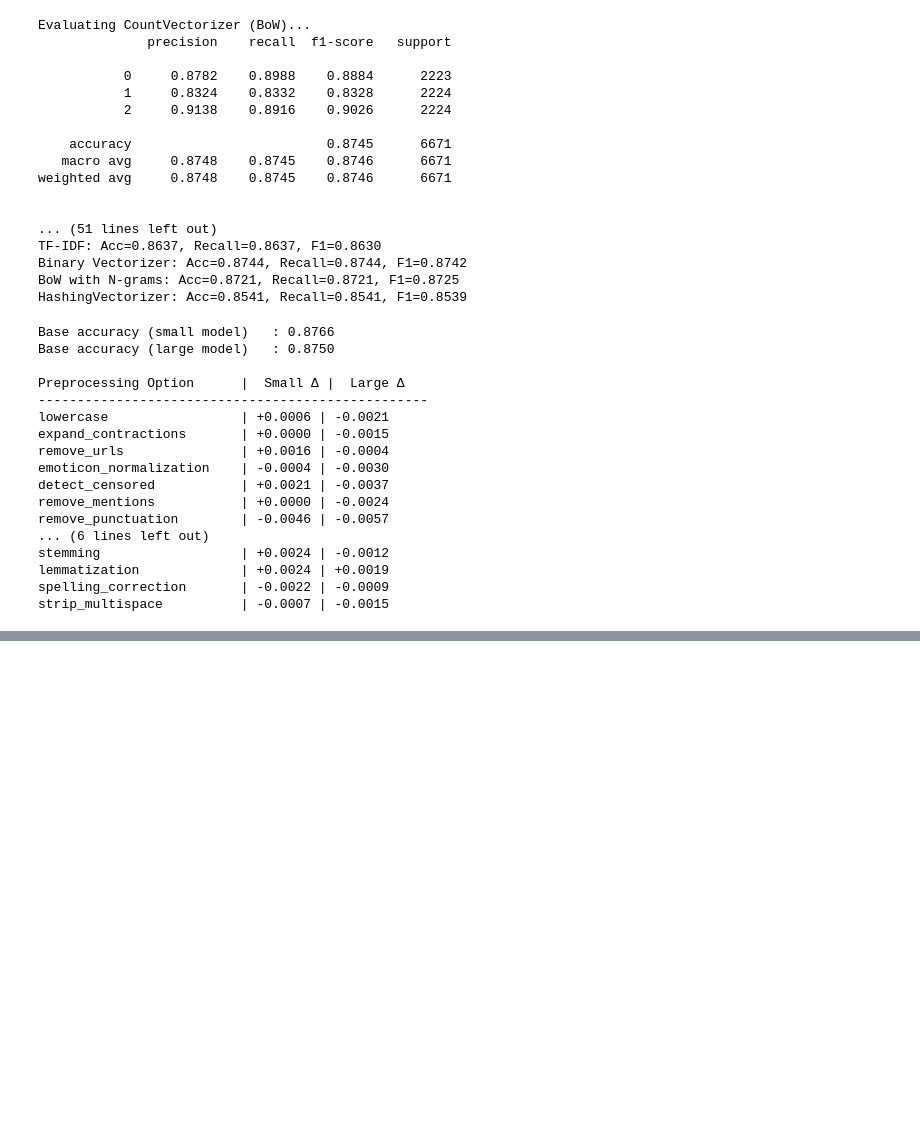
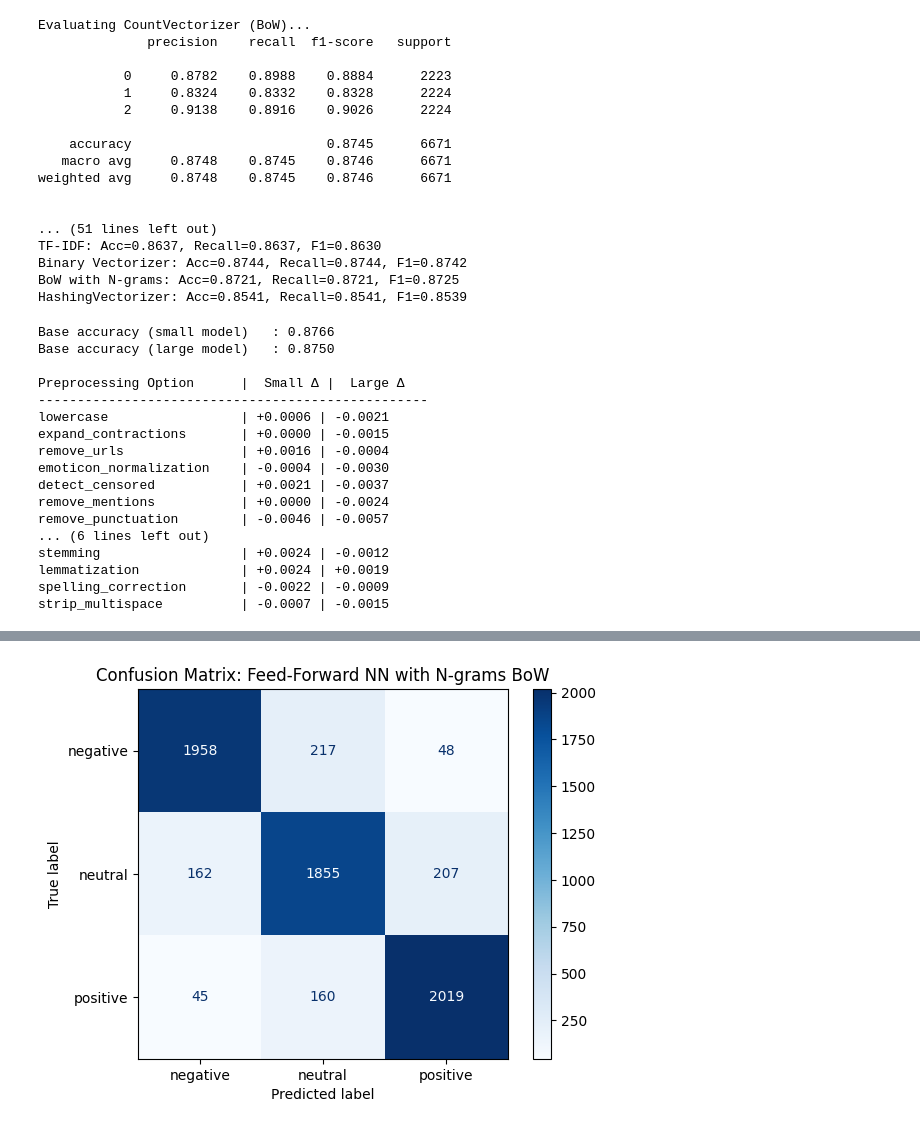
Before and after one commit to DesjardinsRepos/NLP_2025, a Jupyter notebook: 2-3-classification.ipynb, the cells around one changed output, grey strips where cells are left out. Cells and saved outputs as stored; diff of their text form; code cells hidden in the pictures; blank space fills up the shorter version.

```diff
--- a/2-3-classification.ipynb
+++ b/2-3-classification.ipynb
@@ -801,5 +798,96 @@ lemmatization             | +0.0024 | +0.0019
 spelling_correction       | -0.0022 | -0.0009
 strip_multispace          | -0.0007 | -0.0015
 # %%
-# TODO Feed-Forward: Error Analysis
-# TODO confusion matrix, misclassified examples, etc.
+# ✅ Feed-Forward: Error Analysis
+
+import numpy as np
+import pandas as pd
+import torch
+import torch.nn as nn
+import torch.optim as optim
+import gc
+from sklearn.model_selection import train_test_split
+from sklearn.feature_extraction.text import CountVectorizer
+from sklearn.metrics import accuracy_score, recall_score, f1_score, confusion_matrix, ConfusionMatrixDisplay
+import matplotlib.pyplot as plt
+import warnings
+warnings.filterwarnings("ignore")
+
+SEED = 42
+np.random.seed(SEED)
+torch.manual_seed(SEED)
+
+df_balanced = get_balanced_dataset()
+df_balanced["label"] = df_balanced["sentiment"].astype("category").cat.codes
+label_to_sentiment = dict(enumerate(df_balanced["sentiment"].astype("category").cat.categories))
+
+X_train, X_test, y_train, y_test = train_test_split(
+    df_balanced["text"], df_balanced["label"],
+    test_size=0.2, stratify=df_balanced["label"], random_state=SEED
+)
+
+class FeedForwardNN(nn.Module):
+    def __init__(self, input_dim):
+        super().__init__()
+        self.fc = nn.Sequential(
+            nn.Linear(input_dim, 128),
+            nn.ReLU(),
+            nn.Linear(128, 3)
+        )
+    def forward(self, x):
+        return self.fc(x)
+
+vectorizer = CountVectorizer(ngram_range=(1, 2))
+X_train_vec = vectorizer.fit_transform(X_train)
+X_test_vec = vectorizer.transform(X_test)
+
+X_train_tensor = torch.tensor(X_train_vec.toarray(), dtype=torch.float32)
+X_test_tensor = torch.tensor(X_test_vec.toarray(), dtype=torch.float32)
+y_train_tensor = torch.tensor(y_train.values, dtype=torch.long)
+y_test_tensor = torch.tensor(y_test.values, dtype=torch.long)
+
+model = FeedForwardNN(X_train_tensor.shape[1])
+criterion = nn.CrossEntropyLoss()
+optimizer = optim.Adam(model.parameters(), lr=0.001)
+model.train()
+
+for epoch in range(10):
+    for i in range(0, len(X_train_tensor), 64):
+        batch_x = X_train_tensor[i:i+64]
+        batch_y = y_train_tensor[i:i+64]
+        optimizer.zero_grad()
+        outputs = model(batch_x)
+        loss = criterion(outputs, batch_y)
+        loss.backward()
+        optimizer.step()
+
+model.eval()
+with torch.no_grad():
+    logits = model(X_test_tensor)
+    probs = torch.softmax(logits, dim=1)
+    preds = torch.argmax(probs, dim=1)
+
+acc = accuracy_score(y_test_tensor, preds)
+rec = recall_score(y_test_tensor, preds, average="macro")
+f1 = f1_score(y_test_tensor, preds, average="macro")
+print(f"\nAccuracy: {acc:.4f}, Recall: {rec:.4f}, F1: {f1:.4f}")
+
+confidences = torch.max(probs, dim=1).values.numpy()
+errors_df = pd.DataFrame({
+    "text": X_test.values,
+    "true_label": y_test.values,
+    "predicted_label": preds.numpy(),
+    "confidence": confidences
+})
+errors_df["correct"] = errors_df["true_label"] == errors_df["predicted_label"]
+errors_only_df = errors_df[~errors_df["correct"]].copy()
+errors_only_df["true_label"] = errors_only_df["true_label"].map(label_to_sentiment)
+errors_only_df["predicted_label"] = errors_only_df["predicted_label"].map(label_to_sentiment)
+errors_only_df = errors_only_df.sort_values(by="confidence", ascending=False)
+
+cm = confusion_matrix(y_test_tensor, preds)
+disp = ConfusionMatrixDisplay(confusion_matrix=cm, display_labels=[label_to_sentiment[i] for i in range(3)])
+disp.plot(cmap="Blues")
+plt.title("Confusion Matrix: Feed-Forward NN with N-grams BoW")
+plt.show()
+# %% [output]
@@ -805,0 +895 @@ strip_multispace          | -0.0007 | -0.0015
+[figure, added]
```
Also changed, not shown: parts of 6 cells of this notebook, 1 other file.
